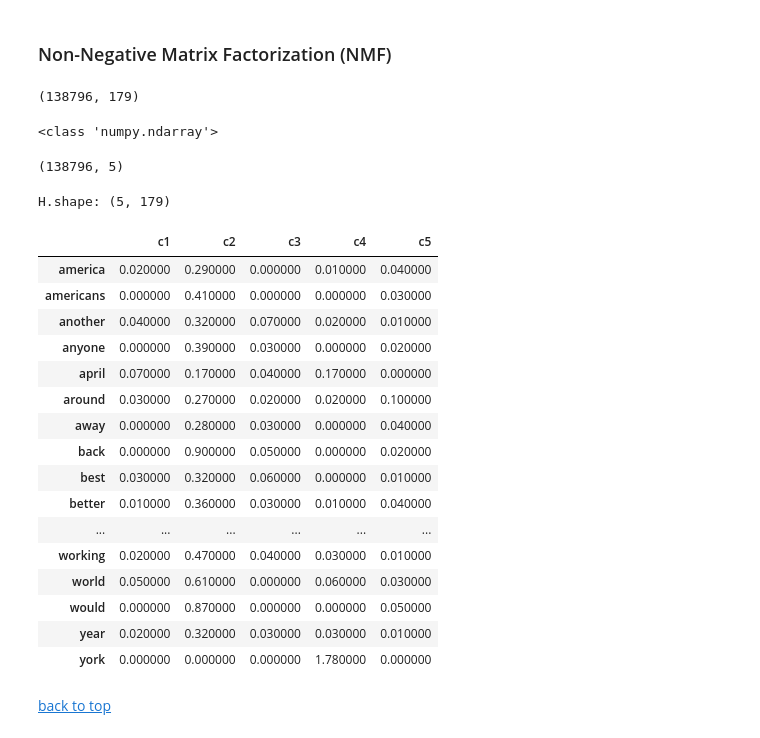
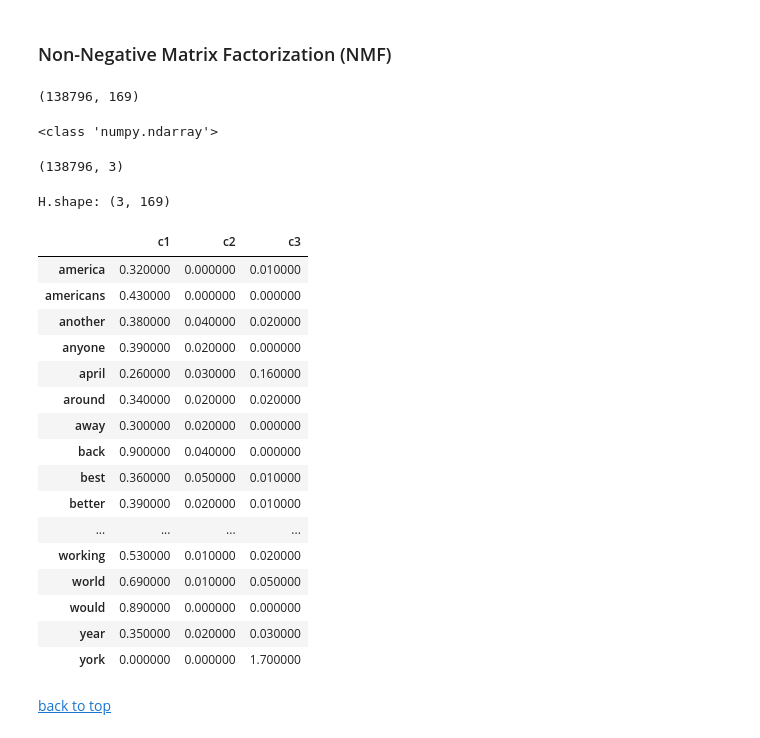
Before and after one commit to slp22/nlp-project, a Jupyter notebook: nlp-coronavirus-tweets-model.ipynb, the cells around one changed output. Cells and saved outputs as stored; diff of their text form; code cells hidden in the pictures.

```diff
--- a/nlp-coronavirus-tweets-model.ipynb
+++ b/nlp-coronavirus-tweets-model.ipynb
@@ -168,9 +168,20 @@ new_words = ['also',
              'amp',
              'corona',
              'coronavirus',
-             'https t co',
+             'https',
+             't',
+             'co',
+             'people',
+             'us',
              'pandemic',
-             'covid']
+             'covid',
+             'pandemic',
+             'day',
+             'coronaviruspandemic',
+             'get',
+             'like',
+            'im',
+            'go']
 stopwords.extend(new_words)
 print(stopwords)
 # %% [output]
@@ -270,44 +281,49 @@ False
 V = tf_doc_term_mtx
 V.shape
 # %% [output]
-(138796, 179)
+(138796, 169)
 # %%
 # W matrix = feature set & weights
 
-nmf = NMF(n_components=5, init=None)
+nmf = NMF(n_components=3, init=None)
 W = nmf.fit_transform(V).round(3)
 print(type(W))
 W.shape
 # %% [output]
 <class 'numpy.ndarray'>
-(138796, 5)
+(138796, 3)
 # %%
 # H matrix = hidden variables & coefficients
 
 H = pd.DataFrame(nmf.components_.round(2),
-                 index = ['c1', 'c2','c3', 'c4', 'c5'],
+                 index = ['c1',
+                          'c2',
+                          'c3'] #,
+#                           'c4']#,,
+#                           'c5']
+                 ,
                  columns = tf_vectorizer.get_feature_names_out())
 print('H.shape:',  H.shape)
 H.T.style.background_gradient(cmap='Blues')
 # %% [output]
-H.shape: (5, 179)
+H.shape: (3, 169)
-|  | c1 | c2 | c3 | c4 | c5 |
-| america | 0.020000 | 0.290000 | 0.000000 | 0.010000 | 0.040000 |
-| americans | 0.000000 | 0.410000 | 0.000000 | 0.000000 | 0.030000 |
-| another | 0.040000 | 0.320000 | 0.070000 | 0.020000 | 0.010000 |
-| anyone | 0.000000 | 0.390000 | 0.030000 | 0.000000 | 0.020000 |
-| april | 0.070000 | 0.170000 | 0.040000 | 0.170000 | 0.000000 |
-| around | 0.030000 | 0.270000 | 0.020000 | 0.020000 | 0.100000 |
-| away | 0.000000 | 0.280000 | 0.030000 | 0.000000 | 0.040000 |
-| back | 0.000000 | 0.900000 | 0.050000 | 0.000000 | 0.020000 |
-| best | 0.030000 | 0.320000 | 0.060000 | 0.000000 | 0.010000 |
-| better | 0.010000 | 0.360000 | 0.030000 | 0.010000 | 0.040000 |
-| ... | ... | ... | ... | ... | ... |
-| working | 0.020000 | 0.470000 | 0.040000 | 0.030000 | 0.010000 |
-| world | 0.050000 | 0.610000 | 0.000000 | 0.060000 | 0.030000 |
-| would | 0.000000 | 0.870000 | 0.000000 | 0.000000 | 0.050000 |
-| year | 0.020000 | 0.320000 | 0.030000 | 0.030000 | 0.010000 |
-| york | 0.000000 | 0.000000 | 0.000000 | 1.780000 | 0.000000 |
+|  | c1 | c2 | c3 |
+| america | 0.320000 | 0.000000 | 0.010000 |
+| americans | 0.430000 | 0.000000 | 0.000000 |
+| another | 0.380000 | 0.040000 | 0.020000 |
+| anyone | 0.390000 | 0.020000 | 0.000000 |
+| april | 0.260000 | 0.030000 | 0.160000 |
+| around | 0.340000 | 0.020000 | 0.020000 |
+| away | 0.300000 | 0.020000 | 0.000000 |
+| back | 0.900000 | 0.040000 | 0.000000 |
+| best | 0.360000 | 0.050000 | 0.010000 |
+| better | 0.390000 | 0.020000 | 0.010000 |
+| ... | ... | ... | ... |
+| working | 0.530000 | 0.010000 | 0.020000 |
+| world | 0.690000 | 0.010000 | 0.050000 |
+| would | 0.890000 | 0.000000 | 0.000000 |
+| year | 0.350000 | 0.020000 | 0.030000 |
+| york | 0.000000 | 0.000000 | 1.700000 |
 # %% [markdown]
 [back to top](#top)
 # %%
```
Also changed, not shown: parts of 31 cells of this notebook.
